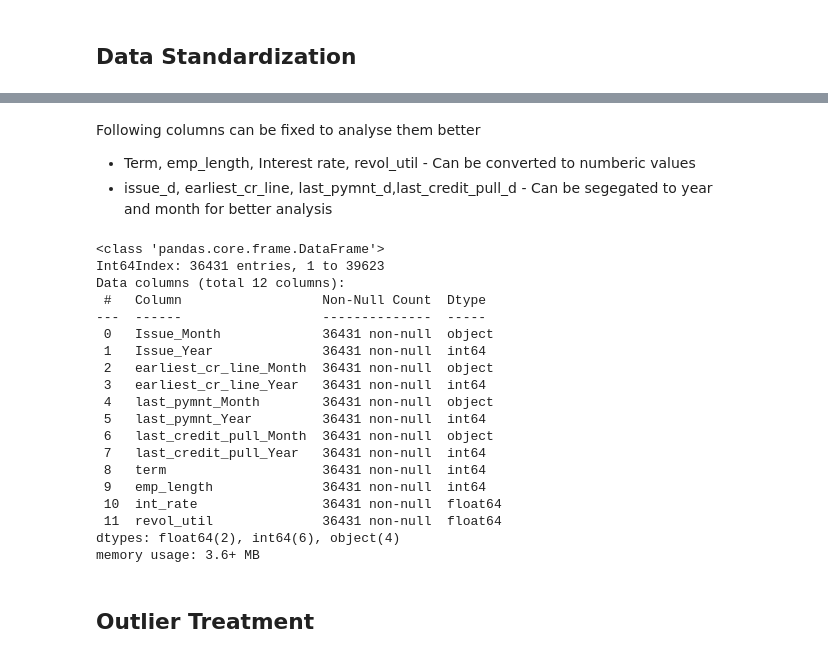
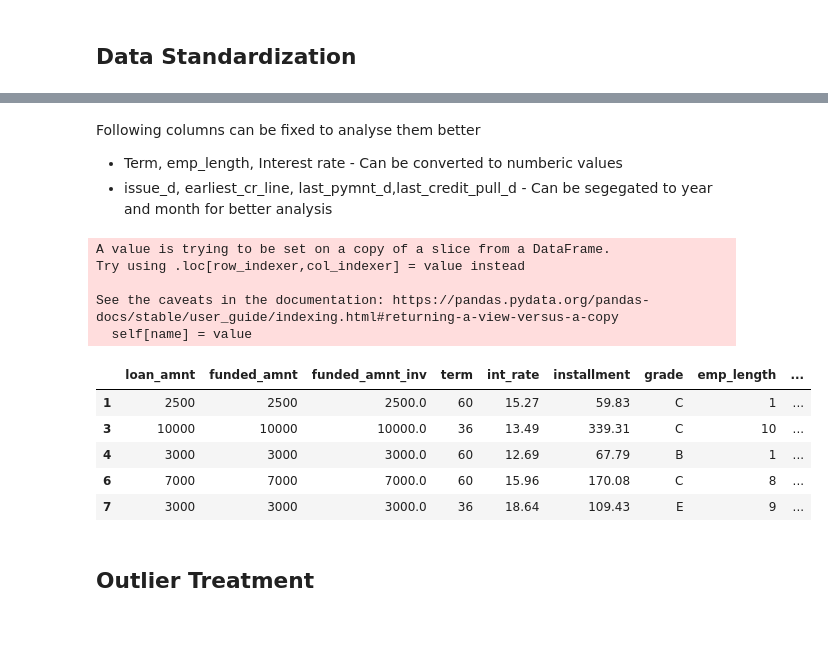
Before and after one commit to hargurjeet/Lending-Club-CaseStudy, a Jupyter notebook: Lending_Club_Case_Study.ipynb, the cells around one changed output, grey strips where cells are left out. Drawn from its saved outputs; the diff is of its cells as text; code cells hidden in the pictures; blank space fills up the shorter version.

```diff
--- a/Lending_Club_Case_Study.ipynb
+++ b/Lending_Club_Case_Study.ipynb
@@ -276,49 +306,27 @@ memory usage: 15.0+ MB
 # %% [markdown]
 Following columns can be fixed to analyse them better
-- Term, emp_length, Interest rate, revol_util  - Can be converted to numberic values
+- Term, emp_length, Interest rate  - Can be converted to numberic values
 - issue_d, earliest_cr_line, last_pymnt_d,last_credit_pull_d - Can be segegated to year and month for better analysis
 # %%
 ## Fixing the numberic columns
 df4.term = df4.term.apply(lambda x: x.strip(' months')).astype('int64')
 df4.emp_length = df4.emp_length.apply(lambda x: x.strip(' years < year +')).astype('int64')
 df4.int_rate = df4.int_rate.apply(lambda x: x.strip(' %')).astype('float')
-df4.revol_util = df4.revol_util.apply(lambda x: x.strip(' %')).astype('float')
+# %% [output]
+A value is trying to be set on a copy of a slice from a DataFrame.
+Try using .loc[row_indexer,col_indexer] = value instead
+
+See the caveats in the documentation: https://pandas.pydata.org/pandas-docs/stable/user_guide/indexing.html#returning-a-view-versus-a-copy
+  self[name] = value
-# %%
-df4[['Issue_Month', 'Issue_Year']] =df4.issue_d.str.split("-", expand = True)
-df4[['Issue_Year']] = df4[['Issue_Year']].astype('int64')
-
-df4[['earliest_cr_line_Month', 'earliest_cr_line_Year']] =df4.earliest_cr_line.str.split("-", expand = True)
-df4[['earliest_cr_line_Year']] = df4[['earliest_cr_line_Year']].astype('int64')
-
-df4[['last_pymnt_Month', 'last_pymnt_Year']] =df4.last_pymnt_d.str.split("-", expand = True)
-df4[['last_pymnt_Year']] = df4[['Issue_Year']].astype('int64')
-
-df4[['last_credit_pull_Month', 'last_credit_pull_Year']] =df4.last_credit_pull_d.str.split("-", expand = True)
-df4[['last_credit_pull_Year']] = df4[['last_credit_pull_Year']].astype('int64')
-# %%
-df4[['Issue_Month', 'Issue_Year', 'earliest_cr_line_Month', 'earliest_cr_line_Year',
-     'last_pymnt_Month', 'last_pymnt_Year','last_credit_pull_Month', 'last_credit_pull_Year',
-     'term', 'emp_length', 'int_rate', 'revol_util']].info()
-# %% [output]
-<class 'pandas.core.frame.DataFrame'>
-Int64Index: 36431 entries, 1 to 39623
-Data columns (total 12 columns):
- #   Column                  Non-Null Count  Dtype
----  ------                  --------------  -----
- 0   Issue_Month             36431 non-null  object
- 1   Issue_Year              36431 non-null  int64
- 2   earliest_cr_line_Month  36431 non-null  object
- 3   earliest_cr_line_Year   36431 non-null  int64
- 4   last_pymnt_Month        36431 non-null  object
- 5   last_pymnt_Year         36431 non-null  int64
- 6   last_credit_pull_Month  36431 non-null  object
- 7   last_credit_pull_Year   36431 non-null  int64
- 8   term                    36431 non-null  int64
- 9   emp_length              36431 non-null  int64
- 10  int_rate                36431 non-null  float64
- 11  revol_util              36431 non-null  float64
-dtypes: float64(2), int64(6), object(4)
-memory usage: 3.6+ MB
+# %%
+df4.head()
+# %% [output]
+|  | loan_amnt | funded_amnt | funded_amnt_inv | term | int_rate | installment | grade | emp_length | ... |
+| 1 | 2500 | 2500 | 2500.0 | 60 | 15.27 | 59.83 | C | 1 | ... |
+| 3 | 10000 | 10000 | 10000.0 | 36 | 13.49 | 339.31 | C | 10 | ... |
+| 4 | 3000 | 3000 | 3000.0 | 60 | 12.69 | 67.79 | B | 1 | ... |
+| 6 | 7000 | 7000 | 7000.0 | 60 | 15.96 | 170.08 | C | 8 | ... |
+| 7 | 3000 | 3000 | 3000.0 | 36 | 18.64 | 109.43 | E | 9 | ... |
 # %% [markdown]
 ## Outlier Treatment
 # %%
```
Also changed, not shown: parts of 15 cells of this notebook.
